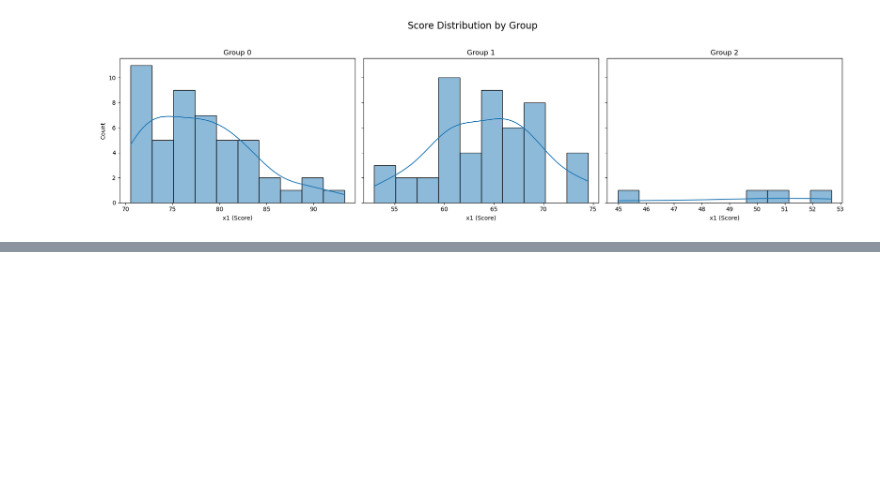
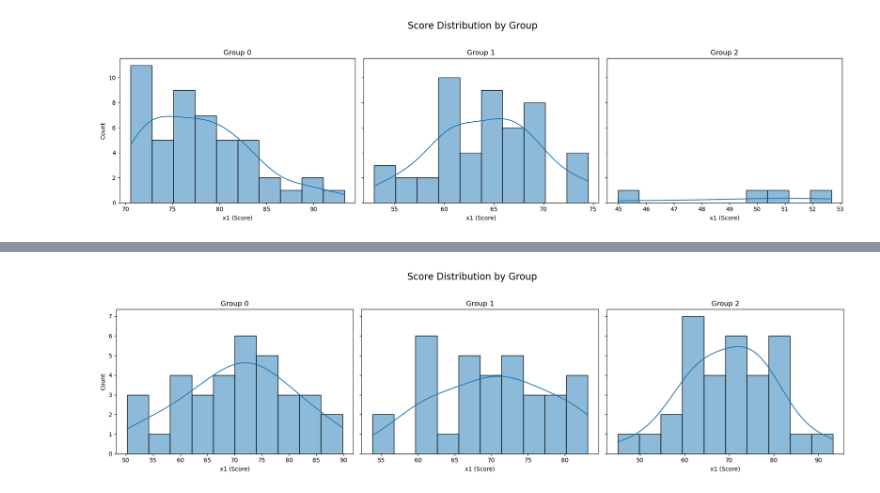
Before and after one commit to Byumin/group_classification, a Jupyter notebook: proto_sortedbase.ipynb, the cells around one changed output, grey strips where cells are left out. Drawn from its saved outputs; the diff is of its cells as text; code cells hidden in the pictures; blank space fills up the shorter version.

Commit message:
정렬기반 범주형 빈도 고려 알고리즘 완료

```diff
--- a/proto_sortedbase.ipynb
+++ b/proto_sortedbase.ipynb
@@ -334,0 +403,18 @@ plt.show()
+# %%
+group_stats = [defaultdict(lambda: defaultdict(int)) for _ in range(group_count)] # 각 그룹의 통계 저장용
+
+for _, row in df_sorted.iterrows():
+    g = row['group']
+    for col in category_columns:
+        val = row[col]
+        group_stats[g][col][val] += 1 # 순수 정렬기반 그룹의 통계 갱신
+# %%
+ideal_group_stats = defaultdict(lambda: defaultdict(float)) # 각 범주형 변수의 이상적인 그룹 통계 저장용
+for _, row in df.iterrows():
+    for col in category_columns:
+        val = row[col]
+        ideal_group_stats[col][val] += 1 # 전체 빈도 계산
+
+for col in ideal_group_stats:
+    for val in ideal_group_stats[col]:
+        ideal_group_stats[col][val] /= group_count # 그룹 수로 나누어 이상적인 빈도 계산
@@ -334,0 +477,26 @@ plt.show()
+# %%
+# 그룹별 시각화
+import seaborn as sns
+import matplotlib.pyplot as plt
+
+# 고유 그룹 수
+group_labels = sorted(df_sorted['group'].unique())
+n_groups = len(group_labels)
+
+# 서브플롯 생성
+fig, axes = plt.subplots(1, n_groups, figsize=(6 * n_groups, 5), sharey=True)
+
+# 그룹별 플롯 그리기
+for i, g in enumerate(group_labels):
+    ax = axes[i]
+    sns.histplot(df_sorted[df_sorted['group'] == g]['x1'],
+                 kde=True, bins=10, alpha=0.5, ax=ax)
+    ax.set_title(f"Group {g}")
+    ax.set_xlabel("x1 (Score)")
+    ax.set_ylabel("Count")
+
+plt.suptitle("Score Distribution by Group", fontsize=16)
+plt.tight_layout(rect=[0, 0, 1, 0.95])
+plt.show()
+# %% [output]
+[figure, added]
```
Also changed, not shown: parts of 13 cells of this notebook, 1 other file.
